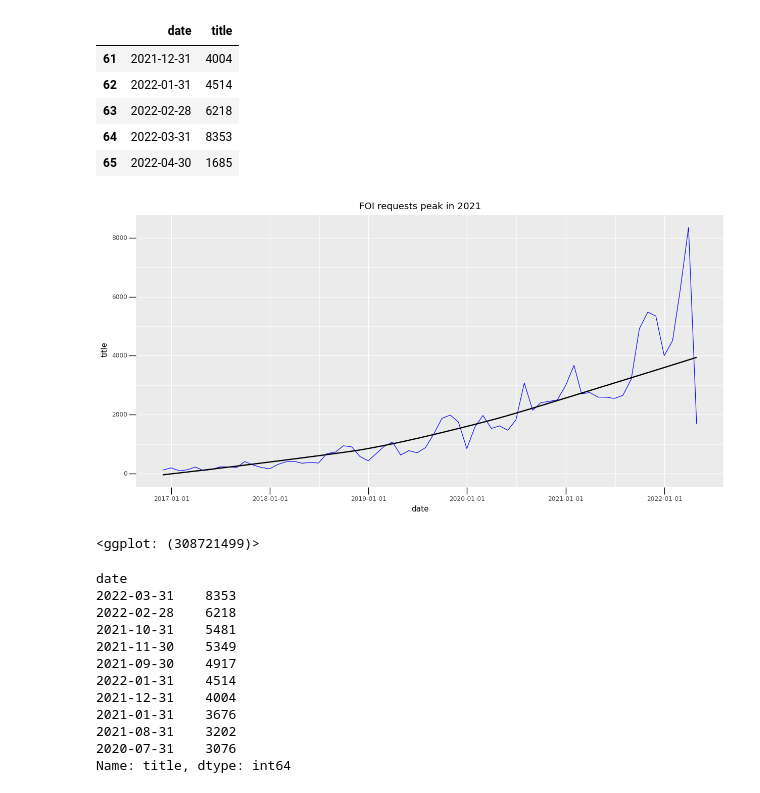
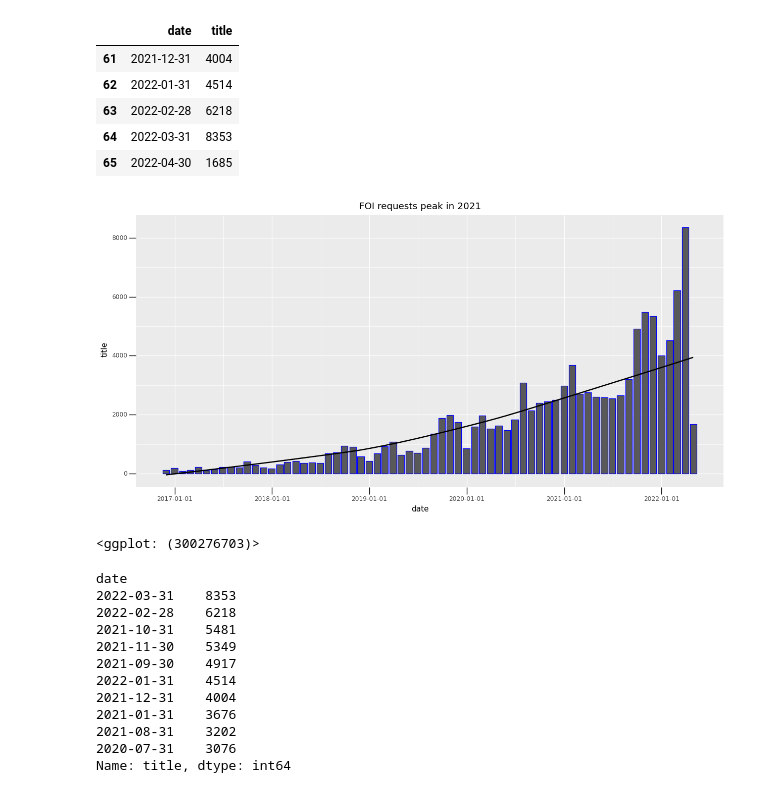
Before and after one commit to pmagtulis/foi-analysis, a Jupyter notebook: foi-analysis.ipynb, the cells around one changed output. Drawn from its saved outputs; the diff is of its cells as text; code cells hidden in the pictures.

```diff
--- a/foi-analysis.ipynb
+++ b/foi-analysis.ipynb
@@ -443,12 +530,12 @@ month_query.tail()
 # %%
 (
     ggplot(month_query, aes(x="date", y="title")) +
-    geom_line(color="blue", stat="identity") +
+    geom_col(color="blue", stat="identity") +
     geom_smooth()+
     theme(figure_size=(15,7), axis_ticks_length=10) +
     labs(title="FOI requests peak in 2021")
 )
 # %% [output]
-[figure, old version]
+[figure, new version]
-<ggplot: (308721499)>
+<ggplot: (300276703)>
 # %%
```
Also changed, not shown: parts of 48 cells of this notebook.
